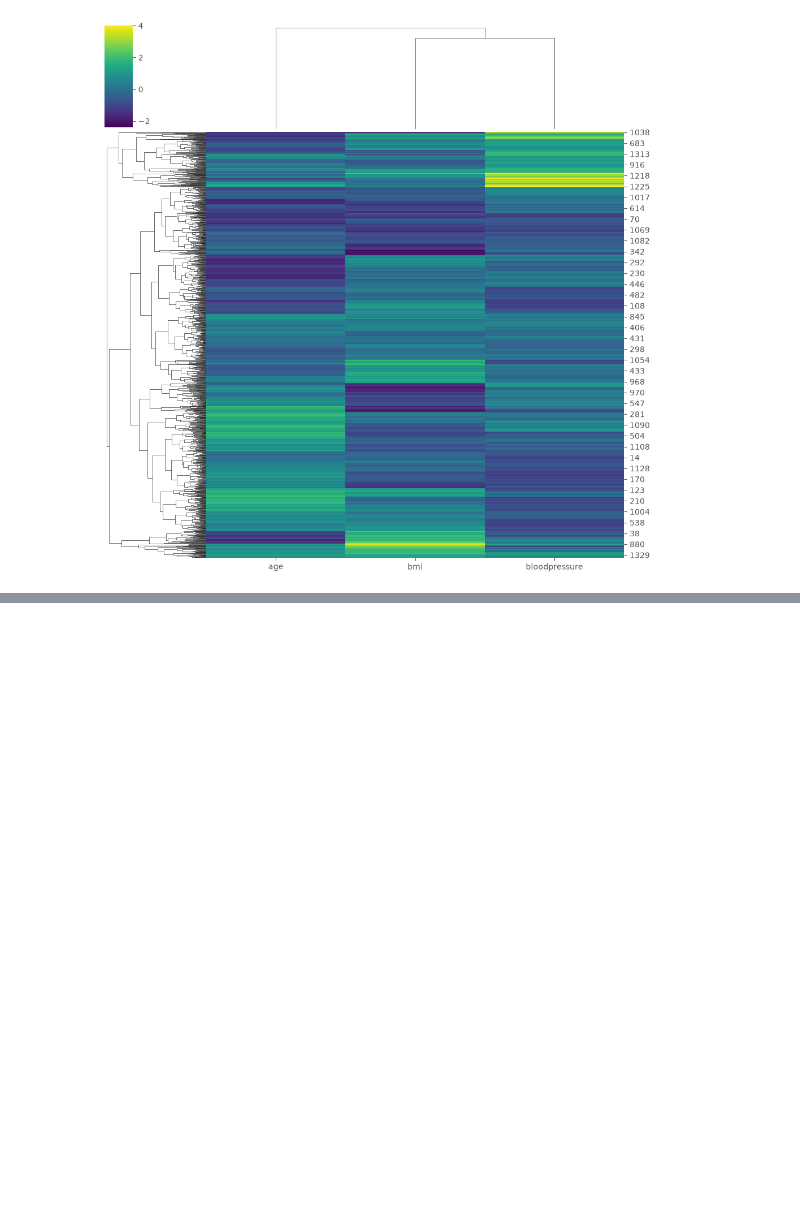
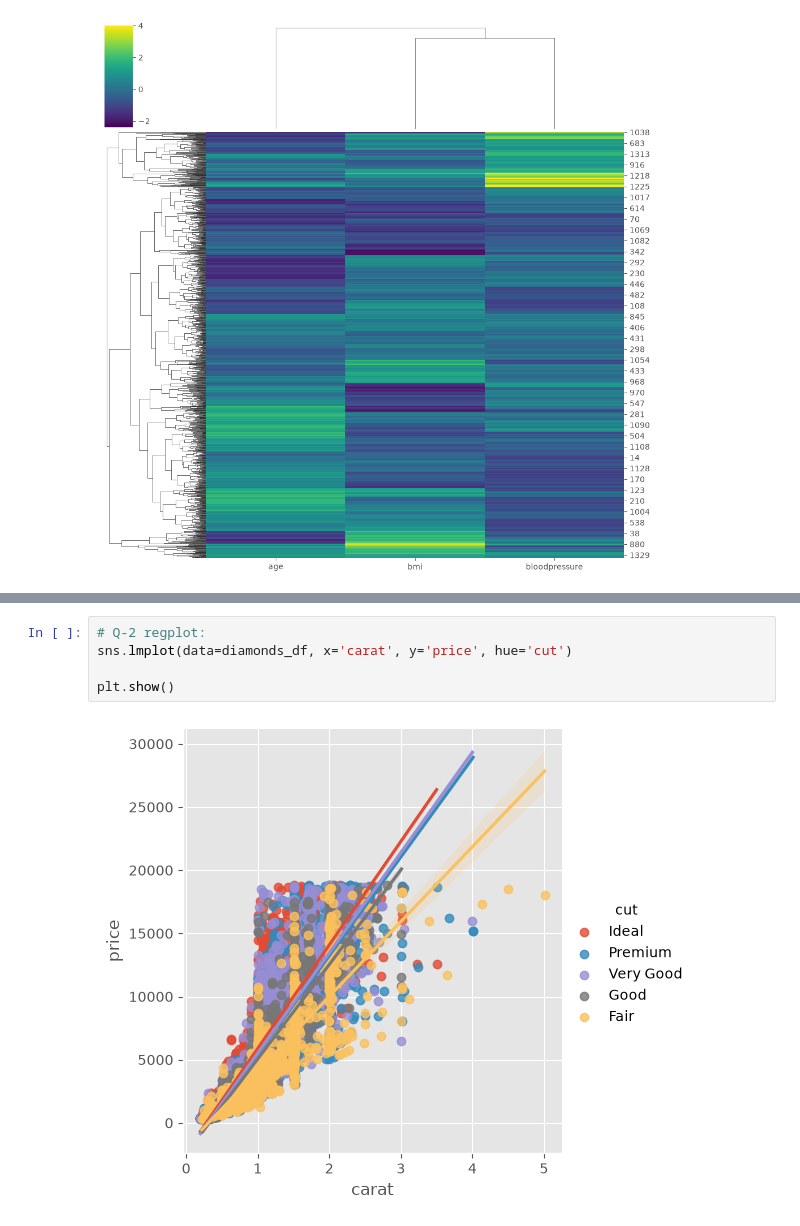
Before and after one commit to muhammad-saad-2006/ai-learning, a Jupyter notebook: week1/seaborn-practice.ipynb, the cells around one changed output, grey strips where cells are left out. Drawn from its saved outputs; the diff is of its cells as text; blank space fills up the shorter version.

```diff
--- a/week1/seaborn-practice.ipynb
+++ b/week1/seaborn-practice.ipynb
@@ -129,0 +149,7 @@ plt.show()
+# %%
+# Q-2 regplot:
+sns.lmplot(data=diamonds_df, x='carat', y='price', hue='cut')
+
+plt.show()
+# %% [output]
+[figure, added]
```
Also changed, not shown: parts of 9 cells of this notebook.
